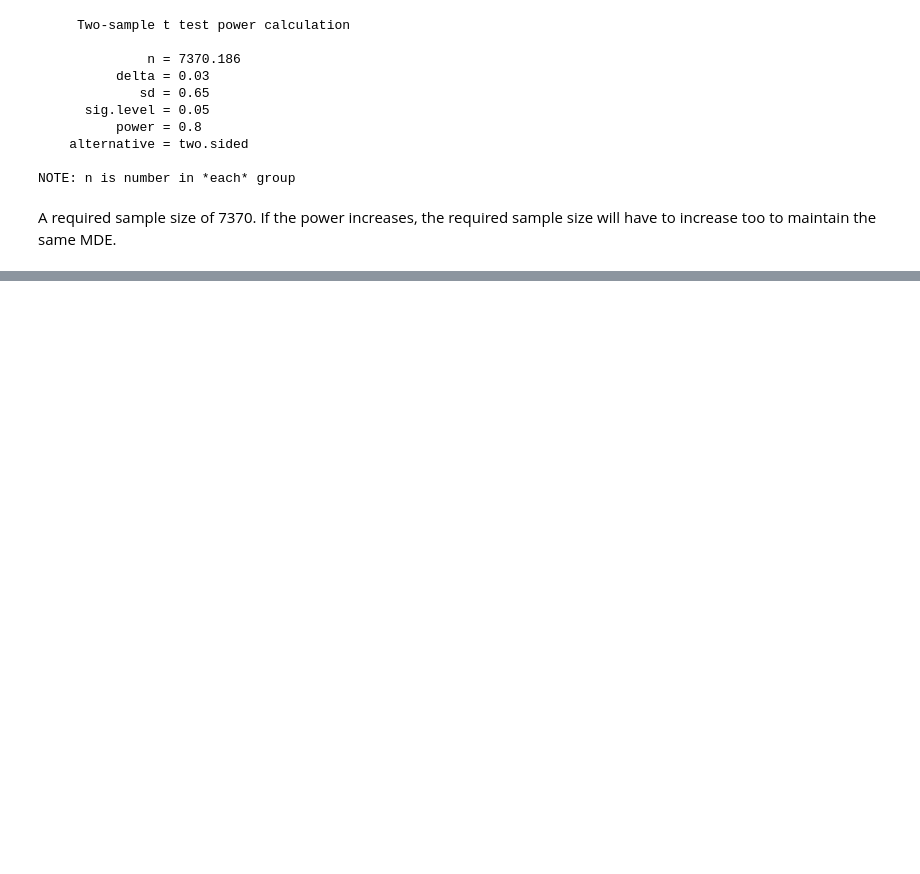
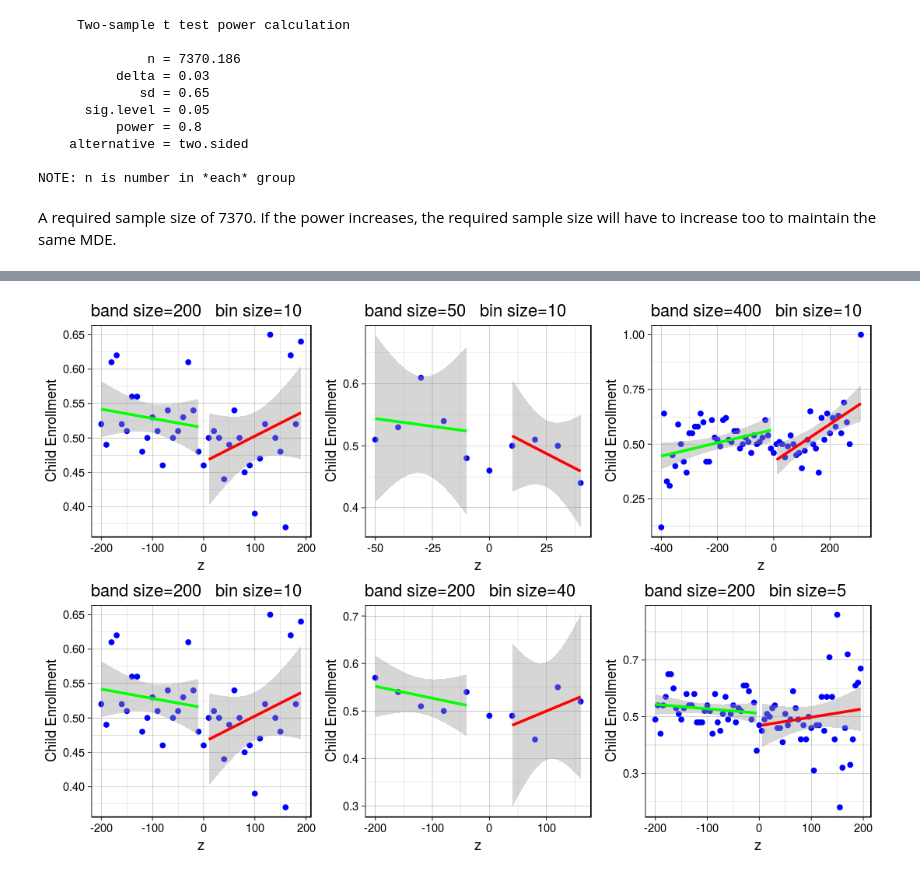
Before and after one commit to aoyh/bdbd, a Jupyter notebook: hw/Assignment3_AaronOu.ipynb, the cells around one changed output, grey strips where cells are left out. Drawn from its saved outputs; the diff is of its cells as text; code cells hidden in the pictures; blank space fills up the shorter version.

```diff
--- a/hw/Assignment3_AaronOu.ipynb
+++ b/hw/Assignment3_AaronOu.ipynb
@@ -83,0 +193,15 @@ If the power increases, the required sample size will have to increase too to ma
+# %%
+# Compare the plots of three versions by adjusting ban size or bin size
+# Set plot size
+options(repr.plot.width = 9, repr.plot.height = 6)
+multiplot(
+  A71Plot(200, 10), # band_size = 200, bin_size remains 10
+  A71Plot(50, 10),
+  A71Plot(400, 10),
+
+  A71Plot(200, 10), # band_size remains 200, bin_size = 10
+  A71Plot(200, 40),
+  A71Plot(200, 5),
+  cols = 3)
+# %% [output]
+[figure, added]
```
Also changed, not shown: parts of 13 cells of this notebook, 1 other file.
